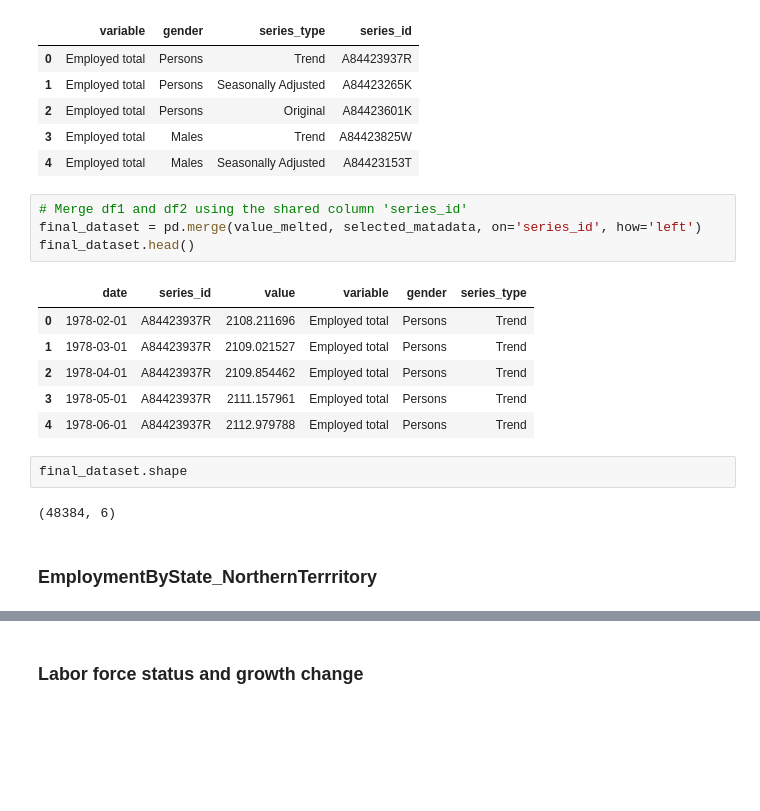
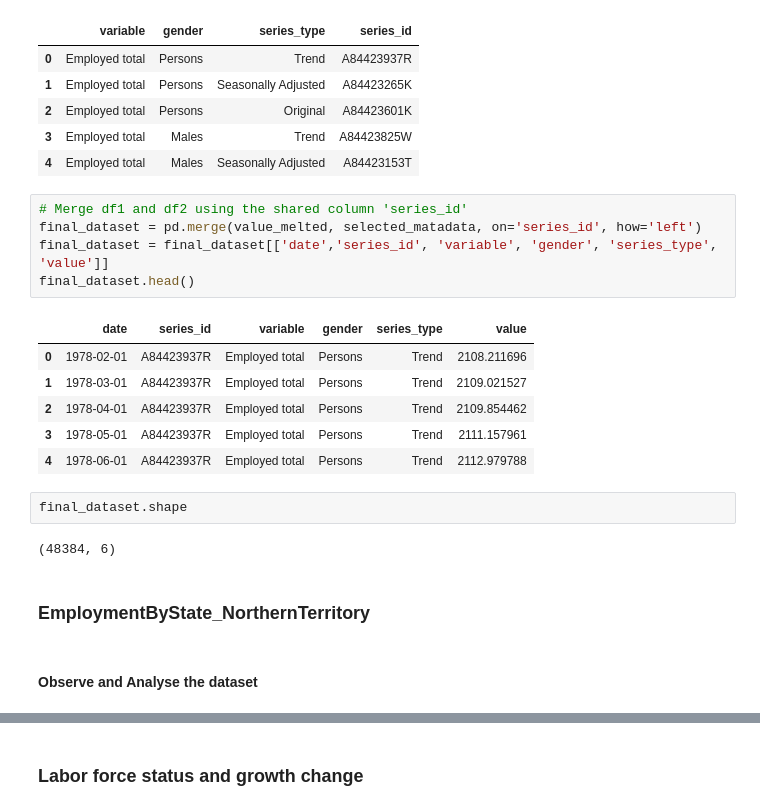
Before and after one commit to Abotyt/australiaMarketExpansionStrategy, a Jupyter notebook: AustralianUnemployedPrediction/DataWrangling&Cleaning/DataCleaning.ipynb, the cells around one changed output, grey strips where cells are left out. Saved outputs shown, nothing was run; the diff lists cells and outputs as text; blank space fills up the shorter version.

```diff
--- a/AustralianUnemployedPrediction/DataWrangling&Cleaning/DataCleaning.ipynb
+++ b/AustralianUnemployedPrediction/DataWrangling&Cleaning/DataCleaning.ipynb
@@ -260,18 +271,21 @@ selected_matadata.head()
 # %%
 # Merge df1 and df2 using the shared column 'series_id'
 final_dataset = pd.merge(value_melted, selected_matadata, on='series_id', how='left')
+final_dataset = final_dataset[['date','series_id', 'variable', 'gender', 'series_type', 'value']]
 final_dataset.head()
 # %% [output]
-|  | date | series_id | value | variable | gender | series_type |
-| 0 | 1978-02-01 | A84423937R | 2108.211696 | Employed total | Persons | Trend |
-| 1 | 1978-03-01 | A84423937R | 2109.021527 | Employed total | Persons | Trend |
-| 2 | 1978-04-01 | A84423937R | 2109.854462 | Employed total | Persons | Trend |
-| 3 | 1978-05-01 | A84423937R | 2111.157961 | Employed total | Persons | Trend |
-| 4 | 1978-06-01 | A84423937R | 2112.979788 | Employed total | Persons | Trend |
+|  | date | series_id | variable | gender | series_type | value |
+| 0 | 1978-02-01 | A84423937R | Employed total | Persons | Trend | 2108.211696 |
+| 1 | 1978-03-01 | A84423937R | Employed total | Persons | Trend | 2109.021527 |
+| 2 | 1978-04-01 | A84423937R | Employed total | Persons | Trend | 2109.854462 |
+| 3 | 1978-05-01 | A84423937R | Employed total | Persons | Trend | 2111.157961 |
+| 4 | 1978-06-01 | A84423937R | Employed total | Persons | Trend | 2112.979788 |
 # %%
 final_dataset.shape
 # %% [output]
 (48384, 6)
 # %% [markdown]
-### EmploymentByState_NorthernTerrritory
+### EmploymentByState_NorthernTerritory
+# %% [markdown]
+#### Observe and Analyse the dataset
 # %%
```
Also changed, not shown: parts of 21 cells of this notebook, 3 other files.
